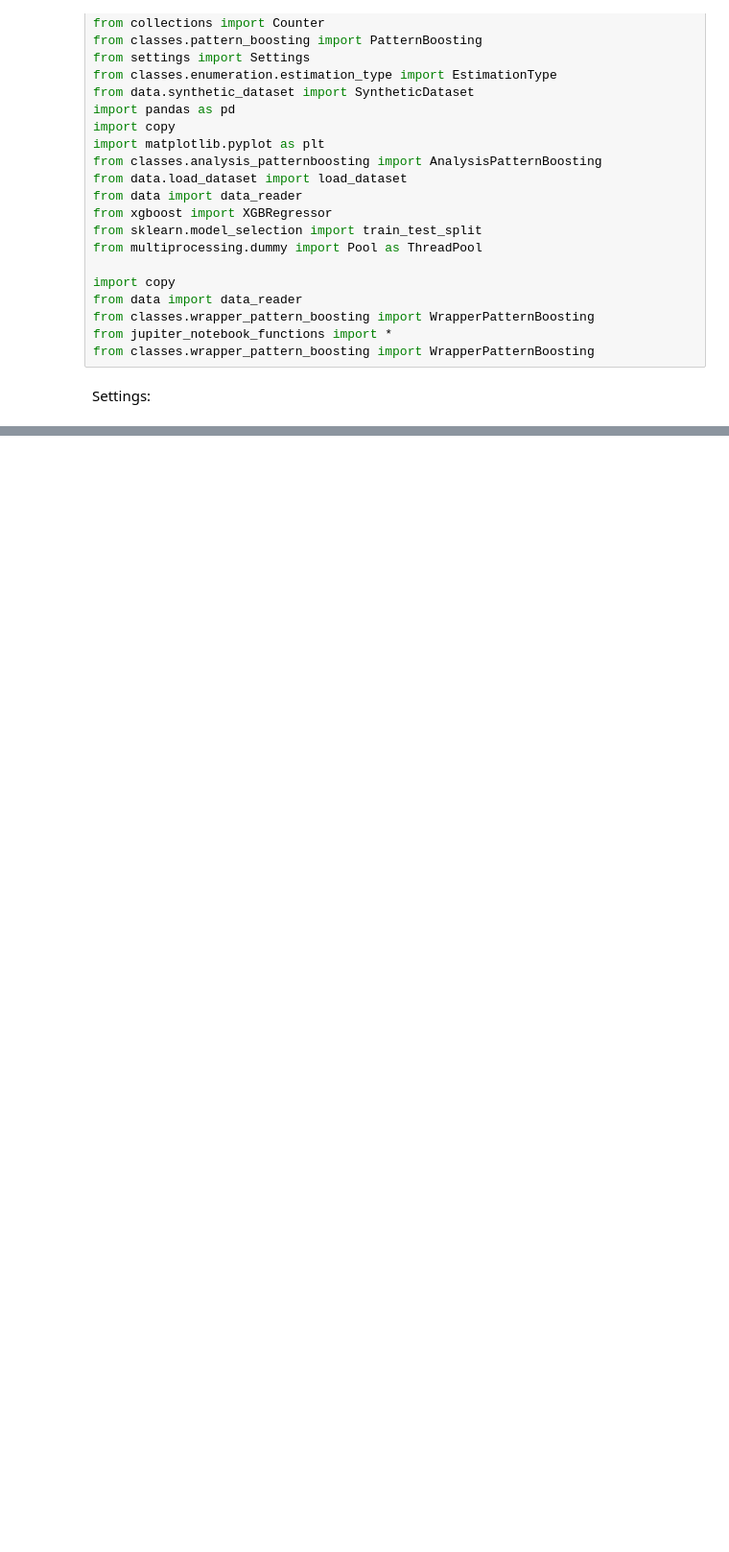
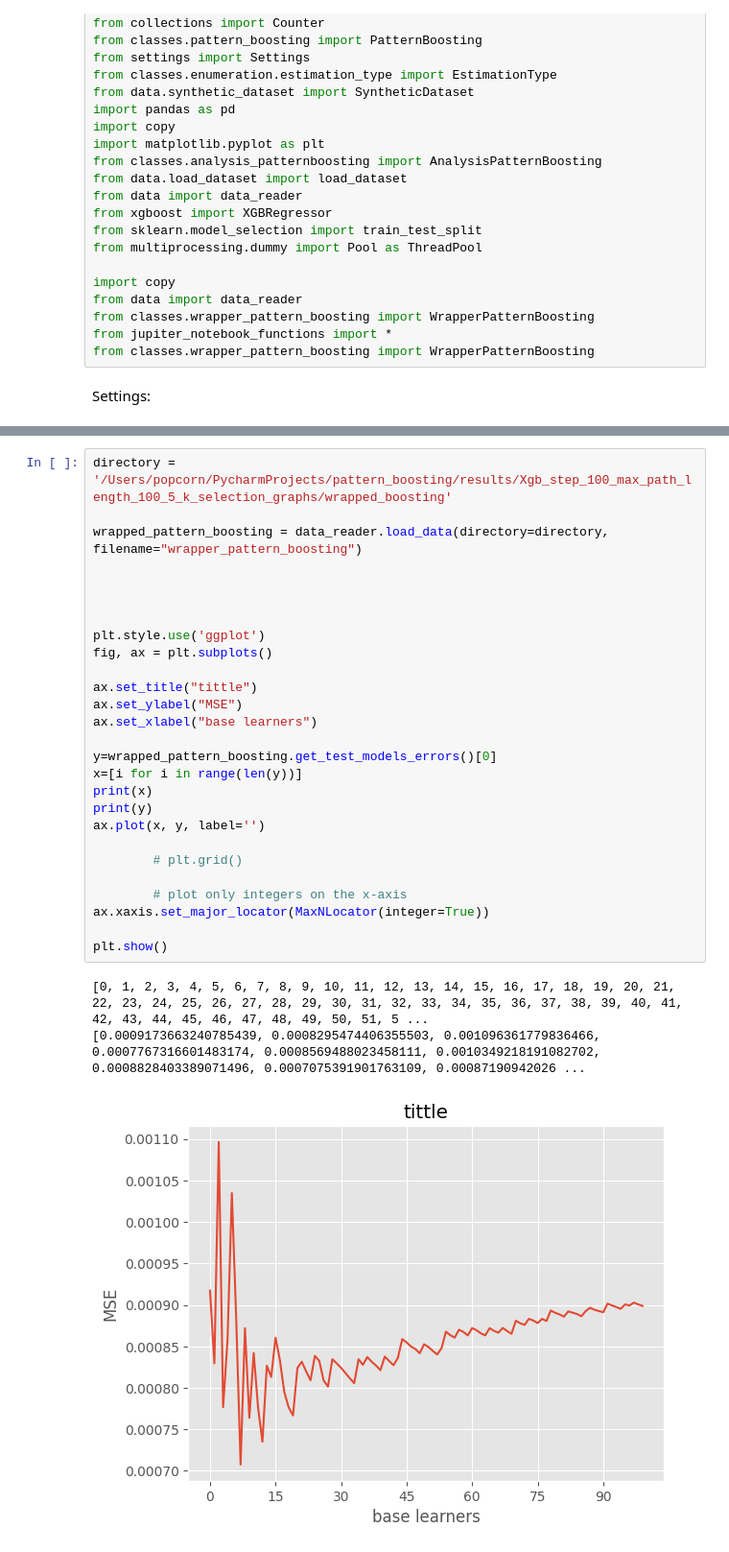
Before and after one commit to Claudio-Me/Path-Boosting-Public, a Jupyter notebook: wrapped_boosting_analysis.ipynb, the cells around one changed output, grey strips where cells are left out. Shown at 96% size. Saved outputs shown, nothing was run; the diff lists cells and outputs as text; blank space fills up the shorter version.

Commit message:
making a mess in wrapped pattern boosting analysis jupiter notebook

```diff
--- a/wrapped_boosting_analysis.ipynb
+++ b/wrapped_boosting_analysis.ipynb
@@ -41,6 +41,37 @@ max_number_of_learners = [1, 5, 10, 15, 20, 25, 35] + list(range(50, n_learners
 max_path_length = [1, 2, 3, 4, 5, 15]
 
 max_depth = 5
+# %%
+directory = '/Users/popcorn/PycharmProjects/pattern_boosting/results/Xgb_step_100_max_path_length_100_5_k_selection_graphs/wrapped_boosting'
+
+wrapped_pattern_boosting = data_reader.load_data(directory=directory, filename="wrapper_pattern_boosting")
+
+
+
+
+plt.style.use('ggplot')
+fig, ax = plt.subplots()
+
+ax.set_title("tittle")
+ax.set_ylabel("MSE")
+ax.set_xlabel("base learners")
+
+y=wrapped_pattern_boosting.get_test_models_errors()[0]
+x=[i for i in range(len(y))]
+print(x)
+print(y)
+ax.plot(x, y, label='')
+
+        # plt.grid()
+
+        # plot only integers on the x-axis
+ax.xaxis.set_major_locator(MaxNLocator(integer=True))
+
+plt.show()
+# %% [output]
+[0, 1, 2, 3, 4, 5, 6, 7, 8, 9, 10, 11, 12, 13, 14, 15, 16, 17, 18, 19, 20, 21, 22, 23, 24, 25, 26, 27, 28, 29, 30, 31, 32, 33, 34, 35, 36, 37, 38, 39, 40, 41, 42, 43, 44, 45, 46, 47, 48, 49, 50, 51, 5 ...
+[0.0009173663240785439, 0.0008295474406355503, 0.001096361779836466, 0.0007767316601483174, 0.0008569488023458111, 0.0010349218191082702, 0.0008828403389071496, 0.0007075391901763109, 0.00087190942026 ...
+[figure, added]
 # %%
 # Load the dataset
 
```
Also changed, not shown: parts of 2 cells of this notebook, 4 other files.
